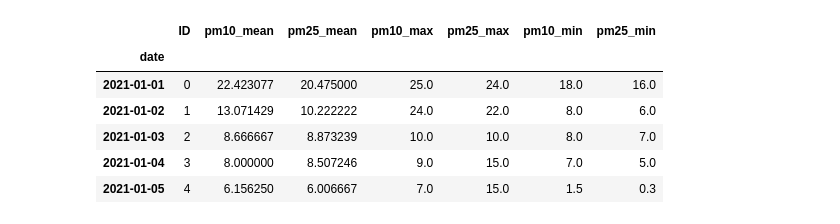
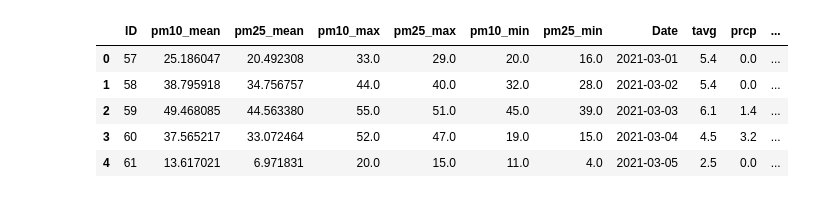
Before and after one commit to ayushoza1/air_quality_predictive_model, a Jupyter notebook: Event vs measure.ipynb, the cells around one changed output. Drawn from its saved outputs; the diff is of its cells as text; code cells hidden in the pictures.

```diff
--- a/Event vs measure.ipynb
+++ b/Event vs measure.ipynb
@@ -301,20 +316,24 @@ def query_historical_polluiton(city_country, date_from, date_to):
 # %%
 # Choose the city
 city = 'London'
-date_from = pd.to_datetime('2021-01-01')
-date_to = pd.to_datetime('2021-05-01')
+event_date = pd.to_datetime('2021-07-11')
+date_from = pd.to_datetime('2021-03-01')
+date_to = pd.to_datetime('2021-08-01')
 
-Measurements = fetch_pollution_data(city, date_from = date_from, date_to= date_to)
-Measurements.head()
+Pollution = fetch_pollution_data(city, date_from = date_from, date_to= date_to)
+Pollution['Date'] = Pollution.index
+Weather = fetch_weather_data(city, date_from=date_from, date_to= date_to)
+Weather['Date'] = Weather.index
+measurements_df = pd.merge(Pollution, Weather, on= 'Date')
+measurements_df.head()
 #Measurements
 # You need the csv.files for the city
 #Measurements = pd.read_csv(f'Data_measurements/{city}.csv')
 # %% [output]
-|  | ID | pm10_mean | pm25_mean | pm10_max | pm25_max | pm10_min | pm25_min |
-| date |  |  |  |  |  |  |  |
-| 2021-01-01 | 0 | 22.423077 | 20.475000 | 25.0 | 24.0 | 18.0 | 16.0 |
-| 2021-01-02 | 1 | 13.071429 | 10.222222 | 24.0 | 22.0 | 8.0 | 6.0 |
-| 2021-01-03 | 2 | 8.666667 | 8.873239 | 10.0 | 10.0 | 8.0 | 7.0 |
-| 2021-01-04 | 3 | 8.000000 | 8.507246 | 9.0 | 15.0 | 7.0 | 5.0 |
-| 2021-01-05 | 4 | 6.156250 | 6.006667 | 7.0 | 15.0 | 1.5 | 0.3 |
+|  | ID | pm10_mean | pm25_mean | pm10_max | pm25_max | pm10_min | pm25_min | Date | tavg | prcp | ... |
+| 0 | 57 | 25.186047 | 20.492308 | 33.0 | 29.0 | 20.0 | 16.0 | 2021-03-01 | 5.4 | 0.0 | ... |
+| 1 | 58 | 38.795918 | 34.756757 | 44.0 | 40.0 | 32.0 | 28.0 | 2021-03-02 | 5.4 | 0.0 | ... |
+| 2 | 59 | 49.468085 | 44.563380 | 55.0 | 51.0 | 45.0 | 39.0 | 2021-03-03 | 6.1 | 1.4 | ... |
+| 3 | 60 | 37.565217 | 33.072464 | 52.0 | 47.0 | 19.0 | 15.0 | 2021-03-04 | 4.5 | 3.2 | ... |
+| 4 | 61 | 13.617021 | 6.971831 | 20.0 | 15.0 | 11.0 | 4.0 | 2021-03-05 | 2.5 | 0.0 | ... |
 # %%
```
Also changed, not shown: parts of 16 cells of this notebook.
